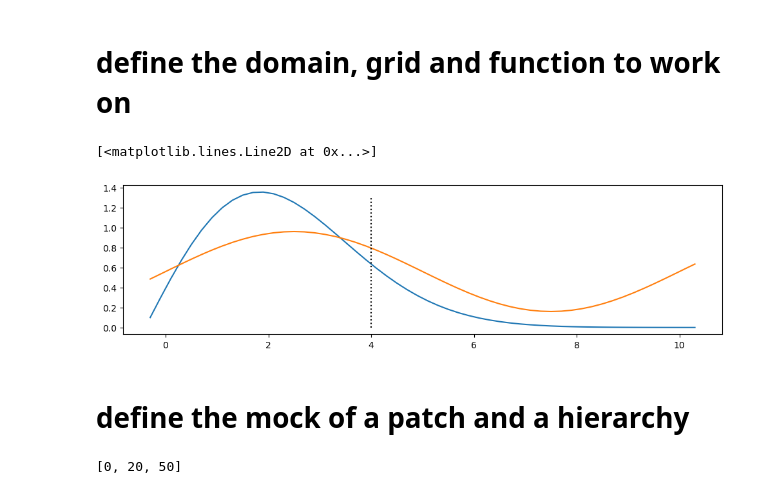
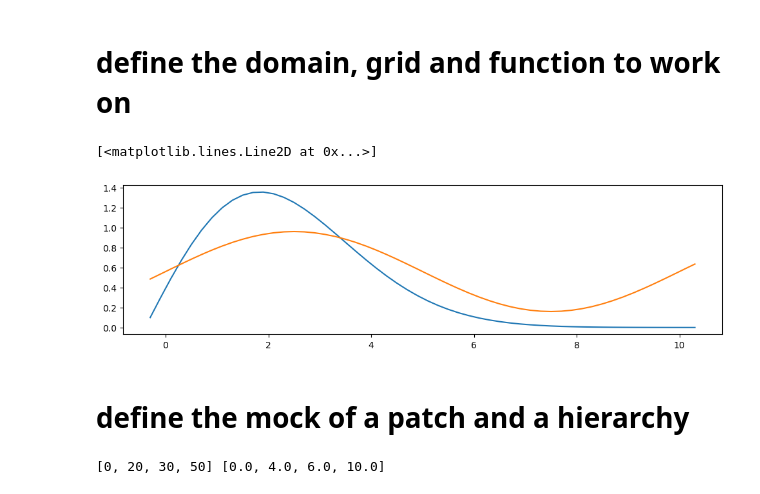
Before and after one commit to rochSmets/farMe, a Jupyter notebook: wip/ufunc.ipynb, the cells around one changed output. Cells and saved outputs as stored; diff of their text form; code cells hidden in the pictures.

```diff
--- a/wip/ufunc.ipynb
+++ b/wip/ufunc.ipynb
@@ -74,12 +100,12 @@ u = h(x)
 # %%
 fig, ax = plt.subplots(figsize=(12, 3))
 
 plt.plot(x, y)
 plt.plot(x, u)
-plt.plot([sep, sep], [0, 1.3], 'k:')
+# plt.plot([sep, sep], [0, 1.3], 'k:')
 # %% [output]
 [<matplotlib.lines.Line2D at 0x...>]
-[figure, old version]
+[figure, new version]
 # %% [markdown]
 # define the mock of a patch and a hierarchy
 # %%
@@ -147,7 +164,9 @@ def fillPatch(id, func, box, step, num_of_ghosts=num_of_ghosts):
 # %%
-bounds = sep         # these are all the separators
-bounds = [0]+bounds  # then add the first point
-bounds.append(Nx)    # and the last one
-bounds
+sep = [20, 30, ]                      # contain the index of the boundaries of each patches w. a total number of patches == len(sep)+1
+bounds = sep                      # these are all the separators
+bounds = [0]+bounds               # then add the first point
+bounds.append(Nx)                 # and the last one
+boxes = [i*step for i in bounds]  # same as bounds bu in physical units, not indices
+print(bounds, boxes)
 # %% [output]
-[0, 20, 50]
+[0, 20, 30, 50] [0.0, 4.0, 6.0, 10.0]
```
Also changed, not shown: parts of 32 cells of this notebook.
